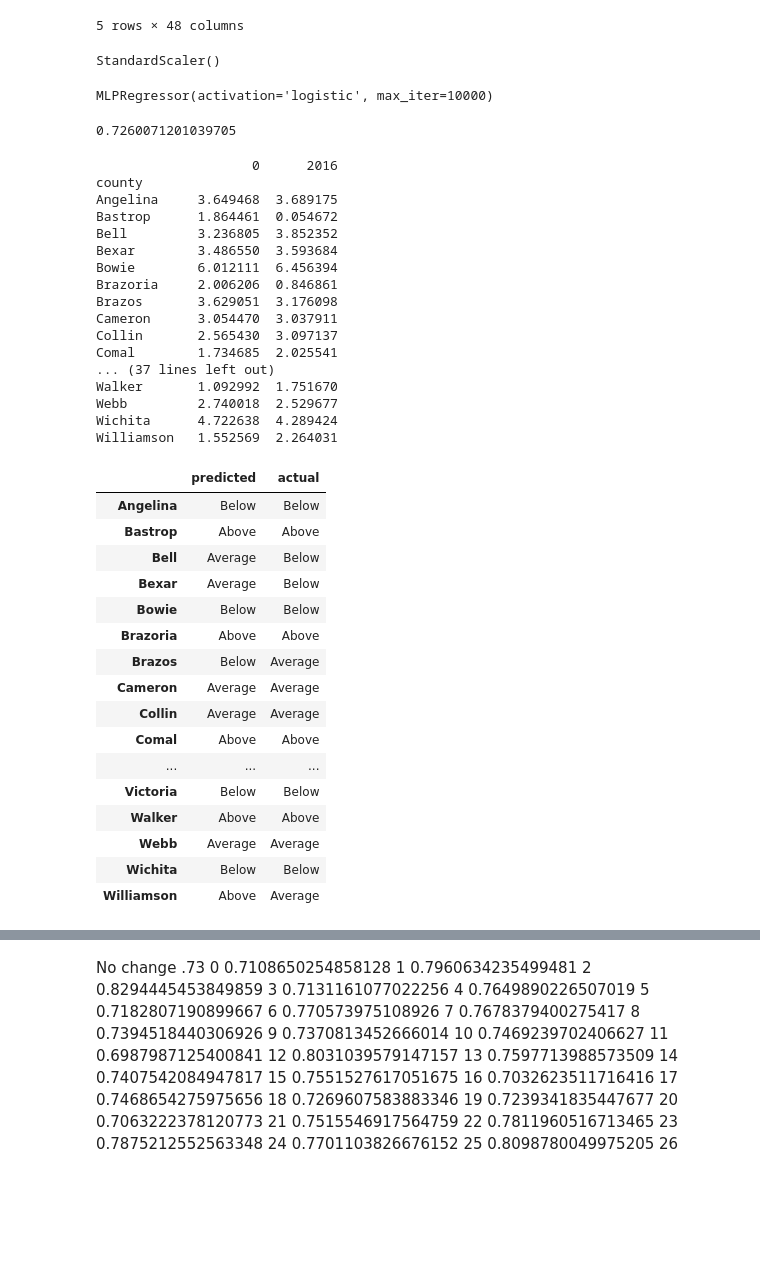
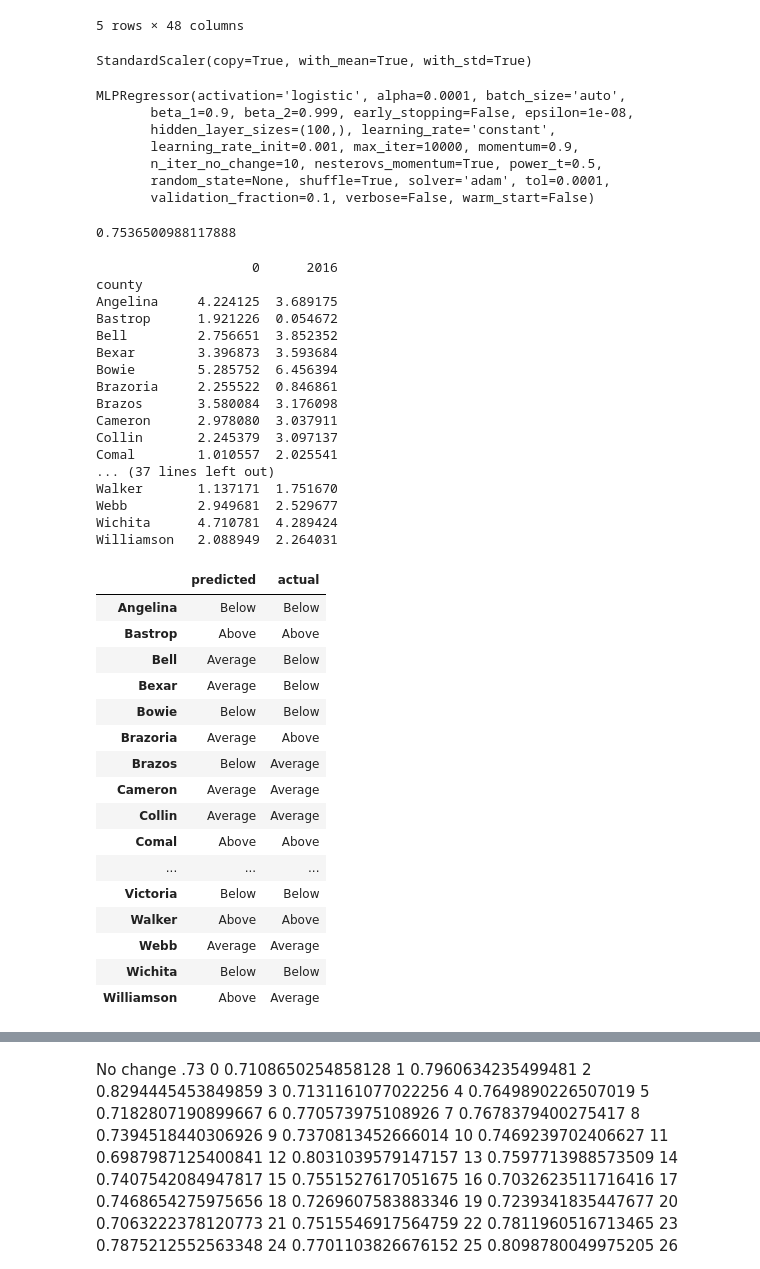
Before and after one commit to didyxdi/COGS118B_FinalProject, a Jupyter notebook: PiazzaGroupFinalProject.ipynb, the cells around one changed output, grey strips where cells are left out. Saved outputs shown, nothing was run; the diff lists cells and outputs as text; code cells hidden in the pictures; blank space fills up the shorter version.

```diff
--- a/PiazzaGroupFinalProject.ipynb
+++ b/PiazzaGroupFinalProject.ipynb
@@ -178,13 +176,13 @@ df_test_features_2019.columns = [''] * len(df_test_features_2013.columns)
 # New df_Factors has all the info appended so years are staked on top of each other not in the same row
 df_factors = df_test_features_2013.append(df_test_features_2014)
 df_factors = df_factors.append(df_test_features_2015)
-#df_factors = df_factors.append(df_test_features_2016)
+df_factors = df_factors.append(df_test_features_2016)
 df_factors = df_factors.append(df_test_features_2017)
 df_factors = df_factors.append(df_test_features_2018)
 df_factors = df_factors.append(df_test_features_2019)
 
 # New df_Labels has all the health data for the counties
-labels = [df_train_labels_2013,df_train_labels_2014,df_train_labels_2015,df_train_labels_2017,df_train_labels_2018,df_train_labels_2019]
+labels = [df_train_labels_2013,df_train_labels_2014,df_train_labels_2015,df_train_labels_2016,df_train_labels_2017,df_train_labels_2018,df_train_labels_2019]
 df_labels = pd.concat(labels)
 # %%
 train_x, test_x, train_y, test_y = train_test_split(df_factors,df_labels,test_size=0.2, random_state=10)
@@ -193,12 +191,18 @@ from sklearn.preprocessing import StandardScaler # scaling data may be important
 scaler = StandardScaler()
 scaler.fit(train_x)
 # %% [output]
-StandardScaler()
+StandardScaler(copy=True, with_mean=True, with_std=True)
 # %%
 NN = MLPRegressor(activation = 'logistic', solver = 'adam', max_iter = 10000)
 NN.fit(df_factors,df_labels)
 # %% [output]
-MLPRegressor(activation='logistic', max_iter=10000)
+MLPRegressor(activation='logistic', alpha=0.0001, batch_size='auto',
+       beta_1=0.9, beta_2=0.999, early_stopping=False, epsilon=1e-08,
+       hidden_layer_sizes=(100,), learning_rate='constant',
+       learning_rate_init=0.001, max_iter=10000, momentum=0.9,
+       n_iter_no_change=10, nesterovs_momentum=True, power_t=0.5,
+       random_state=None, shuffle=True, solver='adam', tol=0.0001,
+       validation_fraction=0.1, verbose=False, warm_start=False)
 # %%
 print(NN.score(df_test_features_2016, df_train_labels_2016))
 predicted = NN.predict(df_test_features_2016)
@@ -206,55 +210,55 @@ predicted = NN.predict(df_test_features_2016)
 p = pd.DataFrame(predicted)
 p.index = df_train_labels_2016.index
 # %% [output]
-0.7260071201039705
+0.7536500988117888
 # %%
 df_health = pd.concat([p, df_train_labels_2016.to_frame()], axis=1)
 print(df_health)
 df_health.columns = ['predicted', 'actual']
 df_health_classified = pd.DataFrame(columns = ['predicted', 'actual'])
 for i, row in df_health.iterrows():
     p = row[0]
     a = row[1]
     if p < above_2013:
         p = 'Above'
     elif p < average_2013:
         p = 'Average'
-    elif p < below_2013:
+    elif:
         p = 'Below'
     df_health_classified.at[i,'predicted'] = p
     if a < above_2013:
         a = 'Above'
     elif a < average_2013:
         a = 'Average'
     elif a < below_2013:
         a = 'Below'
     df_health_classified.at[i,'actual'] = a
 df_health_classified
 # %% [output]
                     0      2016
 county
-Angelina     3.649468  3.689175
-Bastrop      1.864461  0.054672
-Bell         3.236805  3.852352
-Bexar        3.486550  3.593684
-Bowie        6.012111  6.456394
-Brazoria     2.006206  0.846861
-Brazos       3.629051  3.176098
-Cameron      3.054470  3.037911
-Collin       2.565430  3.097137
-Comal        1.734685  2.025541
+Angelina     4.224125  3.689175
+Bastrop      1.921226  0.054672
+Bell         2.756651  3.852352
+Bexar        3.396873  3.593684
+Bowie        5.285752  6.456394
+Brazoria     2.255522  0.846861
+Brazos       3.580084  3.176098
+Cameron      2.978080  3.037911
+Collin       2.245379  3.097137
+Comal        1.010557  2.025541
 ... (37 lines left out)
-Walker       1.092992  1.751670
-Webb         2.740018  2.529677
-Wichita      4.722638  4.289424
-Williamson   1.552569  2.264031
+Walker       1.137171  1.751670
+Webb         2.949681  2.529677
+Wichita      4.710781  4.289424
+Williamson   2.088949  2.264031
 |  | predicted | actual |
 | Angelina | Below | Below |
 | Bastrop | Above | Above |
 | Bell | Average | Below |
 | Bexar | Average | Below |
 | Bowie | Below | Below |
-| Brazoria | Above | Above |
+| Brazoria | Average | Above |
 | Brazos | Below | Average |
 | Cameron | Average | Average |
 | Collin | Average | Average |
```
Also changed, not shown: parts of 9 cells of this notebook.
